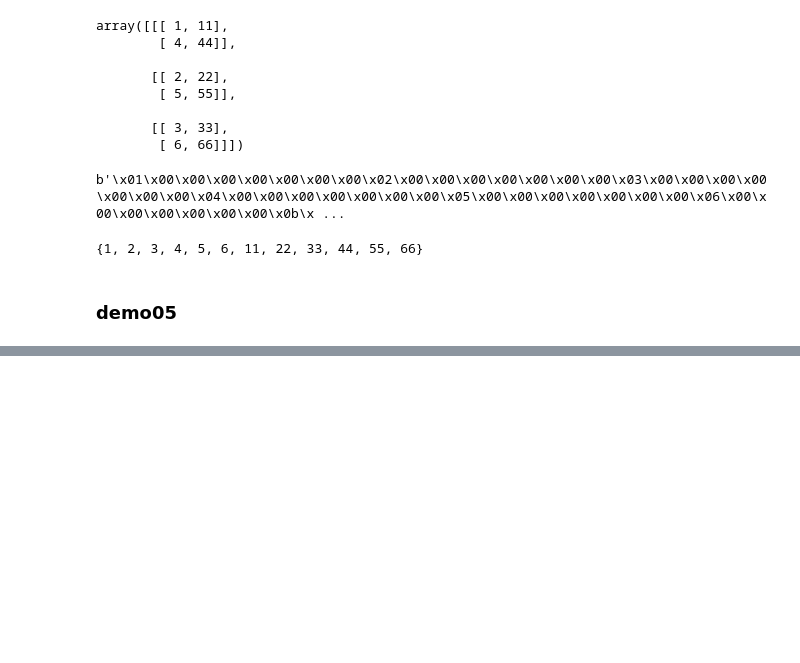
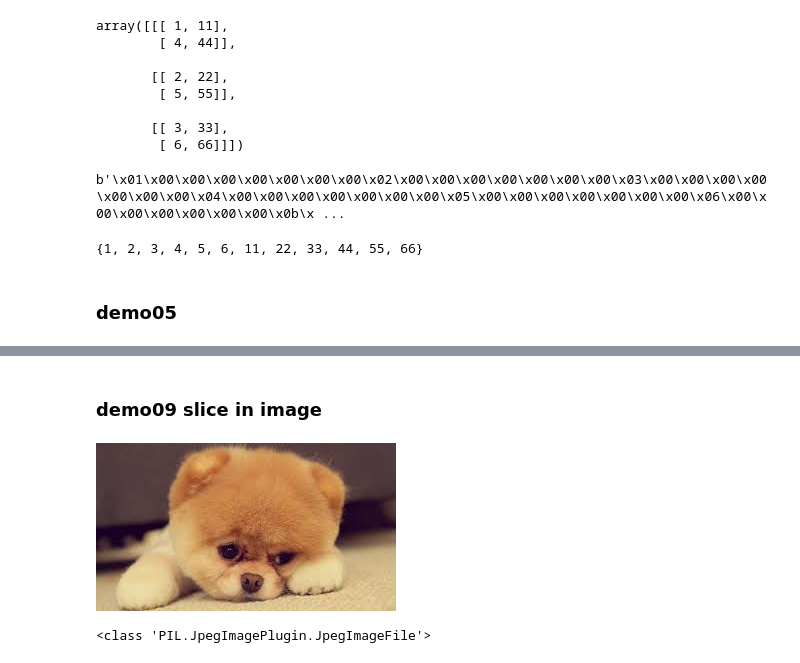
Before and after one commit to TOMMYWHY/python_advance_learning, a Jupyter notebook: 020_dataMining/numpy_learning01.ipynb, the cells around one changed output, grey strips where cells are left out. Saved outputs shown, nothing was run; the diff lists cells and outputs as text; code cells hidden in the pictures; blank space fills up the shorter version.

```diff
--- a/020_dataMining/numpy_learning01.ipynb
+++ b/020_dataMining/numpy_learning01.ipynb
@@ -142,0 +319,2 @@ array([[ 0.83501535, -0.64113151,  1.43574861, -0.14139947,  0.51987739,
+# %% [markdown]
+### demo09  slice in image
@@ -142,0 +324,9 @@ array([[ 0.83501535, -0.64113151,  1.43574861, -0.14139947,  0.51987739,
+# %%
+doggy= Image.open("./doggy.jpeg")
+doggy
+# %% [output]
+[figure, added]
+# %%
+print(type(doggy))
+# %% [output]
+<class 'PIL.JpegImagePlugin.JpegImageFile'>
```
Also changed, not shown: parts of 39 cells of this notebook, 3 other files.
